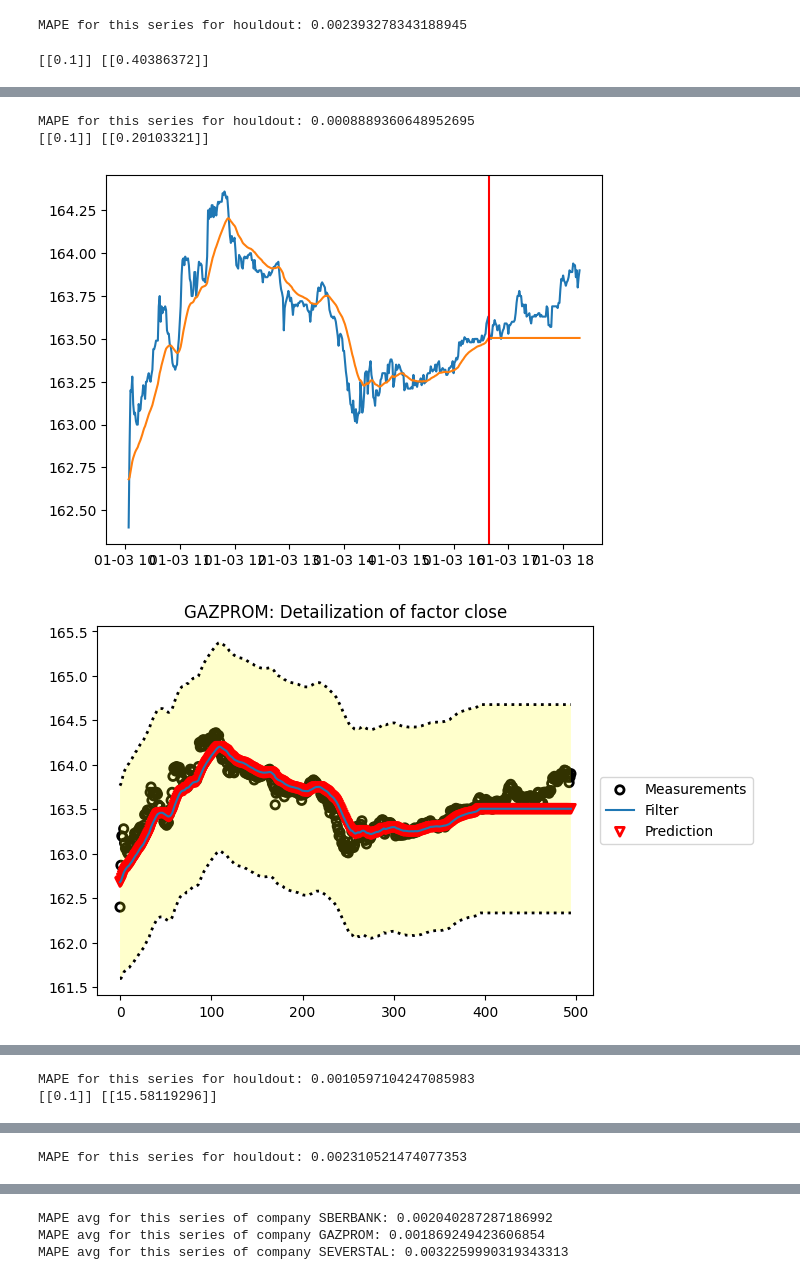
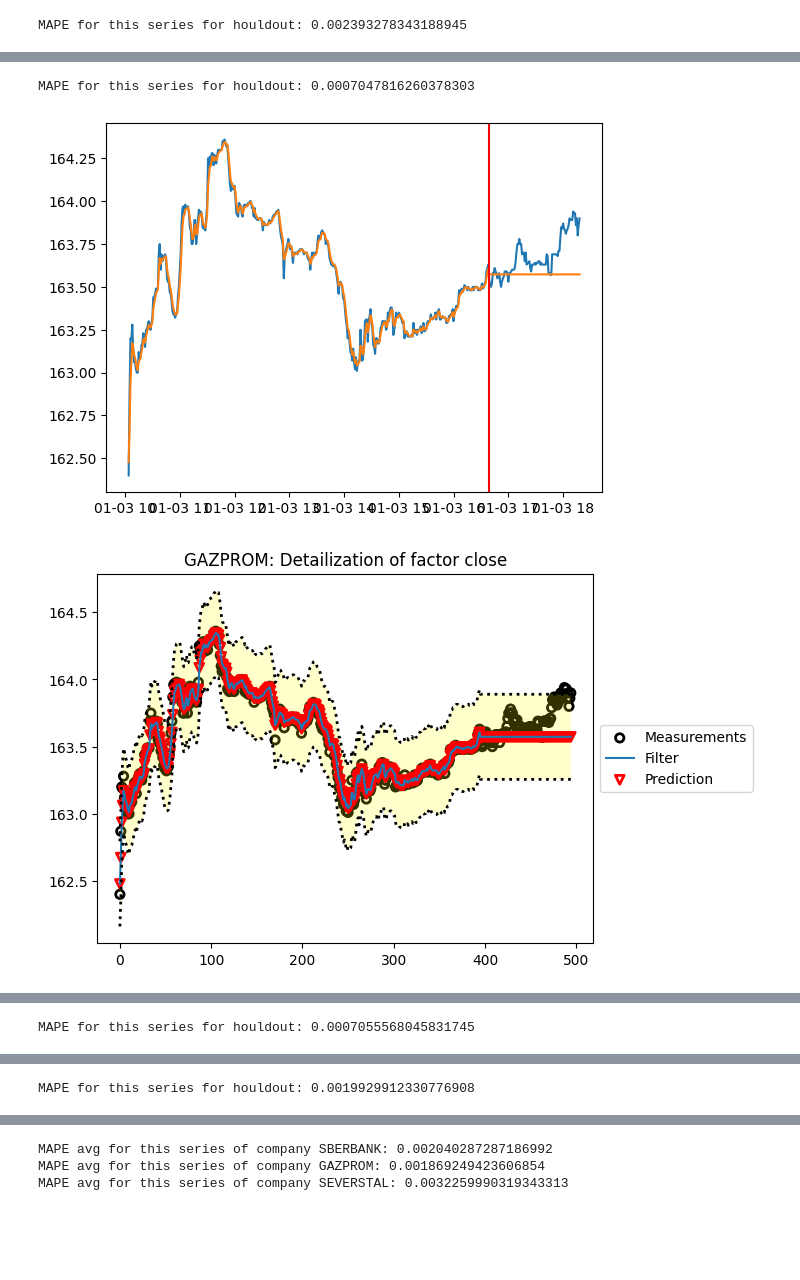
Before and after one commit to ShirshovDIM/Kalman_Filter_implementation, a Jupyter notebook: Study.ipynb, the cells around one changed output, grey strips where cells are left out. Saved outputs shown, nothing was run; the diff lists cells and outputs as text; code cells hidden in the pictures; blank space fills up the shorter version.

```diff
--- a/Study.ipynb
+++ b/Study.ipynb
@@ -491,6 +498,8 @@ for COMPANY in companies:
     filtered_data_vars = []
 
     def F_func(x, t):
+        dt = .99
+        rt = .01
         return np.array([x[0]])
 
     def H_func(x, t):
@@ -507,10 +516,6 @@ for COMPANY in companies:
                 time_series_data=group.filter(like=COL_DATA), state_dimension=state_dim, process_noise_scale=0.1, measurement_noise_scale=0.1, initial_estimation_error_scale=1.0
             )
 
-
-            print(Q, R)
-            R = R + 20
-
             ekf = ExtendedKalmanFilter(F_func=F_func, H_func=H_func, Q=Q, R=R, x0=x0.flatten(), P0=P0)
 
             for t in range(1, group.shape[0]):
@@ -524,7 +529,6 @@ for COMPANY in companies:
                     filter_vars_states[t] = ekf.P
 
                 else:
-                    # observation = filter_hist_states[t-1]
                     ekf.predict(t)
                     ekf.update(ekf.get_state()[0], t)
                     filter_hist_states[t] = ekf.get_state()[0]
@@ -565,4 +569,3 @@ for COMPANY in companies:
 
     print(f"MAPE for this series for houldout: {mean_absolute_percentage_error(processed_df[COL_DATA_FULL][400-5:], processed_df["pred"][400-5:])}")
 # %% [output]
-[[0.1]] [[0.40386372]]
@@ -572,4 +575,3 @@ for COMPANY in companies:
-MAPE for this series for houldout: 0.0008889360648952695
-[[0.1]] [[0.20103321]]
+MAPE for this series for houldout: 0.0007047816260378303
-[figure, old version]
+[figure, new version]
-[figure, old version]
+[figure, new version]
@@ -577,2 +579 @@ MAPE for this series for houldout: 0.0008889360648952695
-MAPE for this series for houldout: 0.0010597104247085983
-[[0.1]] [[15.58119296]]
+MAPE for this series for houldout: 0.0007055568045831745
@@ -582,4 +583,4 @@ MAPE for this series for houldout: 0.0010597104247085983
-MAPE for this series for houldout: 0.002310521474077353
+MAPE for this series for houldout: 0.0019929912330776908
 # %%
 # общая точность предсказаний
 
```
Also changed, not shown: parts of 8 cells of this notebook, 2 other files.
